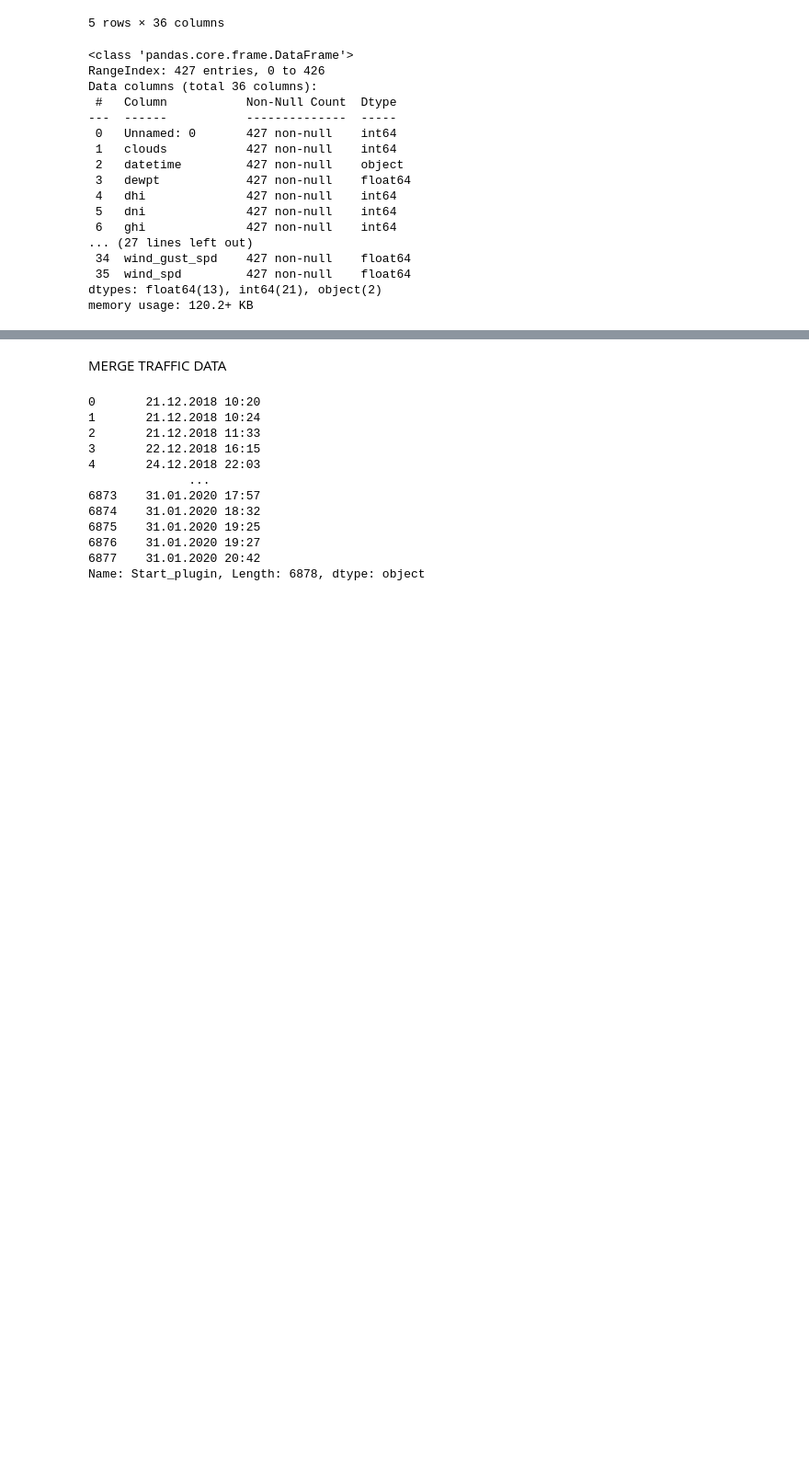
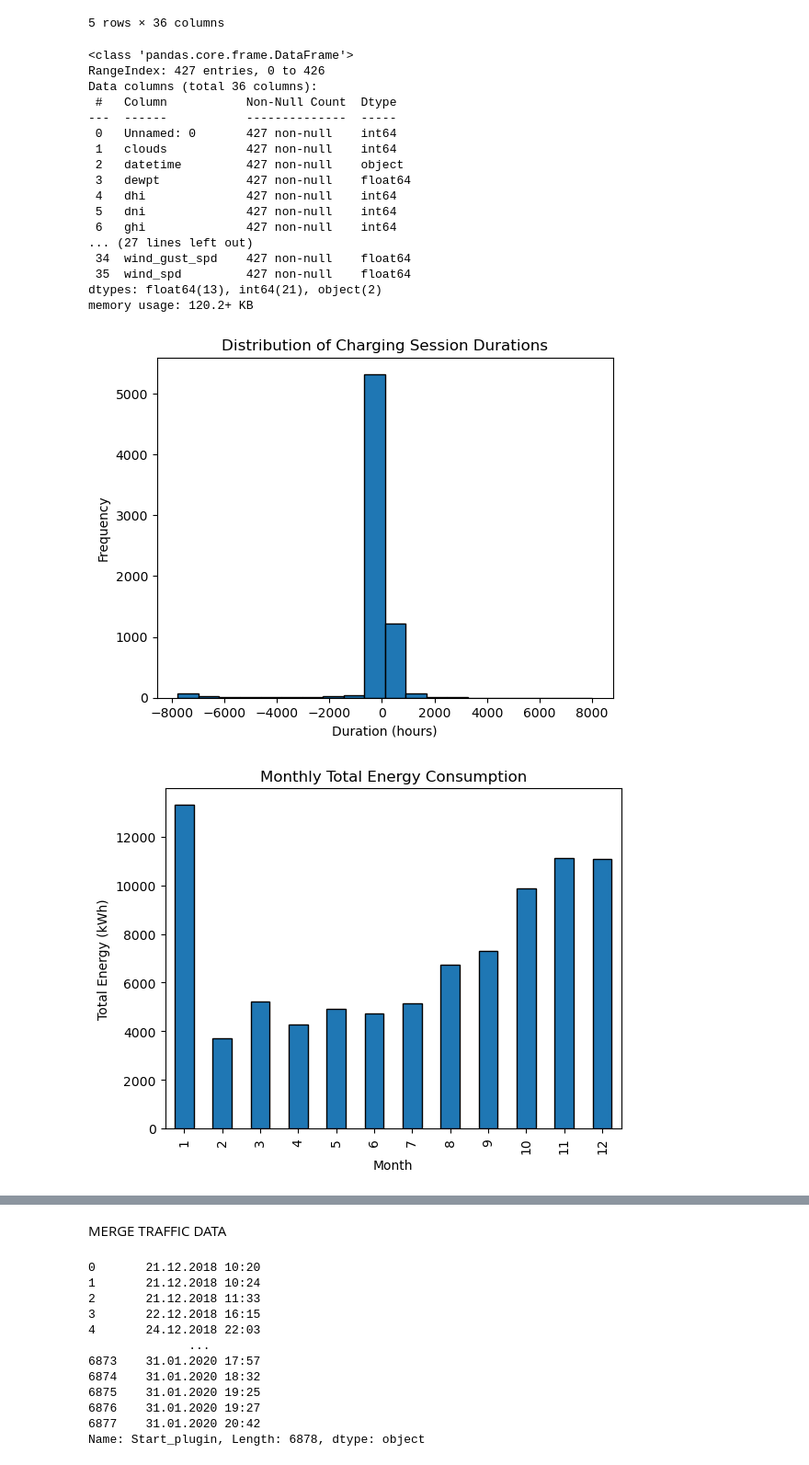
Before and after one commit to 7ashiorkor7/Residential-EV-Charging, a Jupyter notebook: evchargingduration.ipynb, the cells around one changed output, grey strips where cells are left out. Shown at 92% size. Cells and saved outputs as stored; diff of their text form; code cells hidden in the pictures; blank space fills up the shorter version.

```diff
--- a/evchargingduration.ipynb
+++ b/evchargingduration.ipynb
@@ -207,3 +207,43 @@ Data columns (total 36 columns):
  35  wind_spd         427 non-null    float64
 dtypes: float64(13), int64(21), object(2)
 memory usage: 120.2+ KB
+# %%
+import matplotlib.pyplot as plt
+
+# Convert columns to numeric after replacing commas with periods
+numeric_columns = ['El_kWh', 'Duration_hours']
+df1[numeric_columns] = df1[numeric_columns].replace({',': '.'}, regex=True).apply(pd.to_numeric, errors='coerce')
+
+# Convert date columns to datetime
+df1['Start_plugin'] = pd.to_datetime(df1['Start_plugin'])
+df1['End_plugout'] = pd.to_datetime(df1['End_plugout'])
+
+# Calculate charging session duration in hours
+df1['Duration_hours'] = (df1['End_plugout'] - df1['Start_plugin']).dt.total_seconds() / 3600
+
+# Plotting charging session duration distribution
+plt.hist(df1['Duration_hours'], bins=20, edgecolor='black')
+plt.title('Distribution of Charging Session Durations')
+plt.xlabel('Duration (hours)')
+plt.ylabel('Frequency')
+plt.show()
+
+# Temporal Analysis
+df1['month_plugin'] = pd.to_datetime(df1['Start_plugin']).dt.month
+monthly_energy = df1.groupby('month_plugin')['El_kWh'].sum()
+monthly_energy.plot(kind='bar', edgecolor='black')
+plt.title('Monthly Total Energy Consumption')
+plt.xlabel('Month')
+plt.ylabel('Total Energy (kWh)')
+plt.show()
+
+# User Behavior Analysis
+user_type_distribution = df1['User_type'].value_counts()
+user_type_distribution.plot(kind='bar', color=['blue', 'green'])
+plt.title('Distribution of Charging Sessions by User Type')
+plt.xlabel('User Type')
+plt.ylabel('Number of Charging Sessions')
+plt.show()
+# %% [output]
+[figure, added]
+[figure, added]
```
Also changed, not shown: parts of 8 cells of this notebook.
